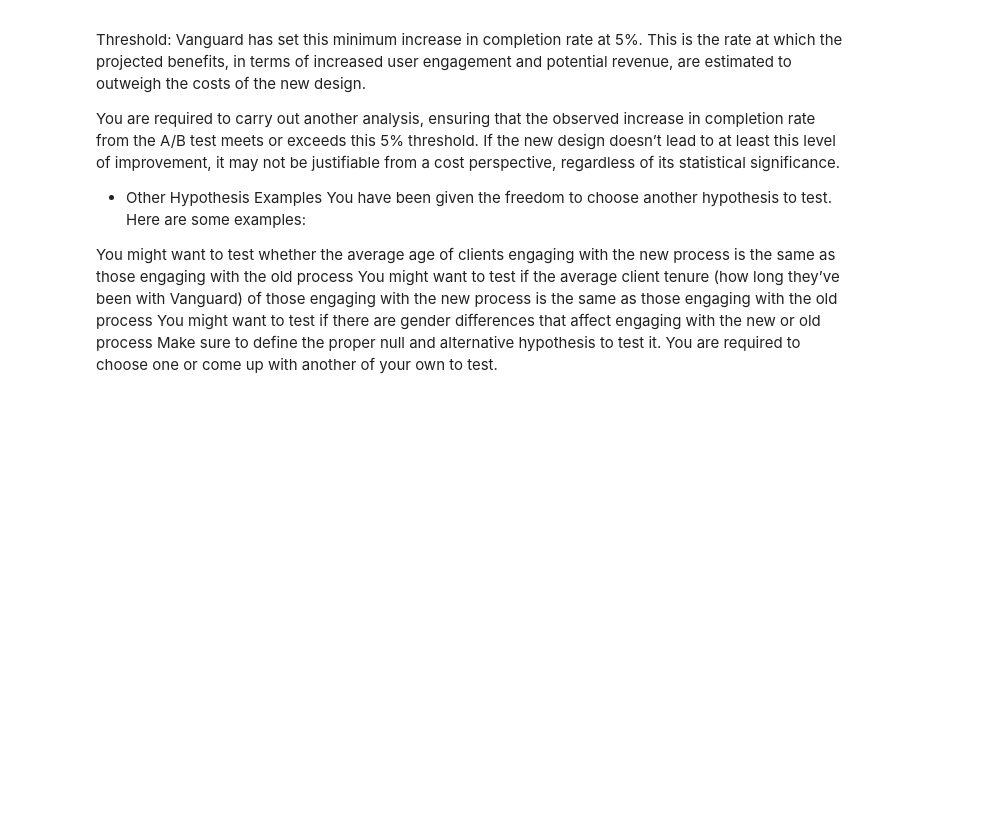
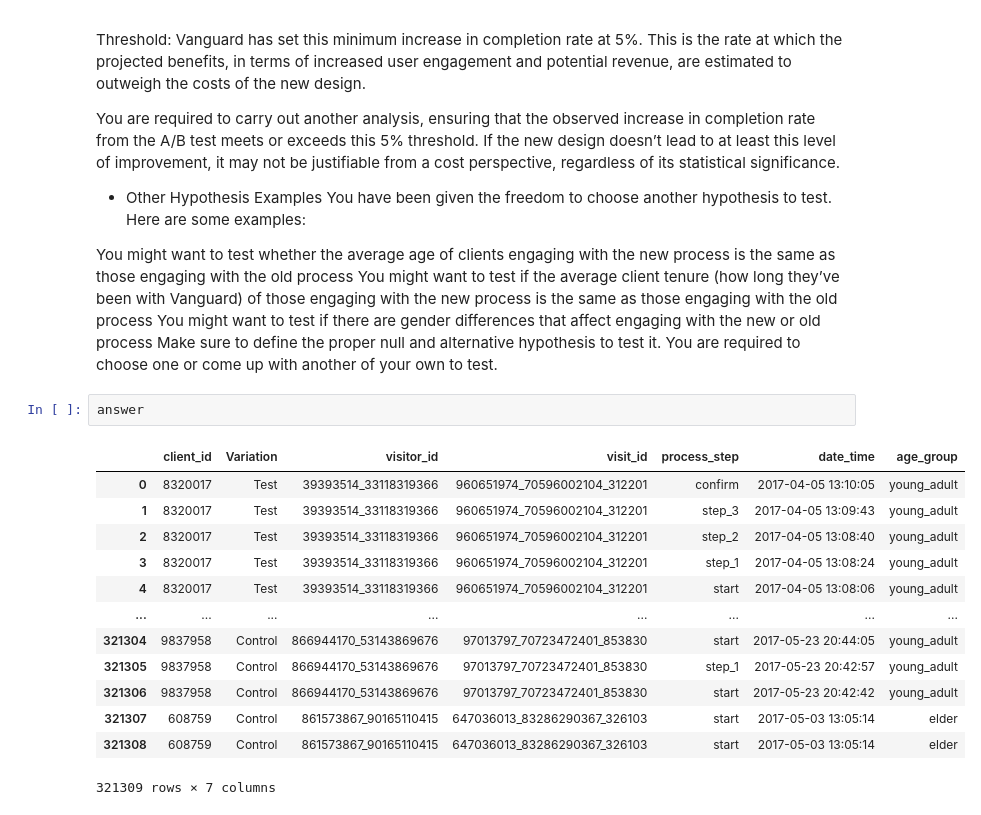
Before and after one commit to Pyros009/vanguard-ab-test, a Jupyter notebook: first sketches.ipynb, the cells around one changed output. Cells and saved outputs as stored; diff of their text form; blank space fills up the shorter version.

```diff
--- a/first sketches.ipynb
+++ b/first sketches.ipynb
@@ -796,3 +824,19 @@ You might want to test whether the average age of clients engaging with the new
 You might want to test if the average client tenure (how long they’ve been with Vanguard) of those engaging with the new process is the same as those engaging with the old process
 You might want to test if there are gender differences that affect engaging with the new or old process
 Make sure to define the proper null and alternative hypothesis to test it. You are required to choose one or come up with another of your own to test.
+# %%
+answer
+# %% [output]
+|  | client_id | Variation | visitor_id | visit_id | process_step | date_time | age_group |
+| 0 | 8320017 | Test | 39393514_33118319366 | 960651974_70596002104_312201 | confirm | 2017-04-05 13:10:05 | young_adult |
+| 1 | 8320017 | Test | 39393514_33118319366 | 960651974_70596002104_312201 | step_3 | 2017-04-05 13:09:43 | young_adult |
+| 2 | 8320017 | Test | 39393514_33118319366 | 960651974_70596002104_312201 | step_2 | 2017-04-05 13:08:40 | young_adult |
+| 3 | 8320017 | Test | 39393514_33118319366 | 960651974_70596002104_312201 | step_1 | 2017-04-05 13:08:24 | young_adult |
+| 4 | 8320017 | Test | 39393514_33118319366 | 960651974_70596002104_312201 | start | 2017-04-05 13:08:06 | young_adult |
+| ... | ... | ... | ... | ... | ... | ... | ... |
+| 321304 | 9837958 | Control | 866944170_53143869676 | 97013797_70723472401_853830 | start | 2017-05-23 20:44:05 | young_adult |
+| 321305 | 9837958 | Control | 866944170_53143869676 | 97013797_70723472401_853830 | step_1 | 2017-05-23 20:42:57 | young_adult |
+| 321306 | 9837958 | Control | 866944170_53143869676 | 97013797_70723472401_853830 | start | 2017-05-23 20:42:42 | young_adult |
+| 321307 | 608759 | Control | 861573867_90165110415 | 647036013_83286290367_326103 | start | 2017-05-03 13:05:14 | elder |
+| 321308 | 608759 | Control | 861573867_90165110415 | 647036013_83286290367_326103 | start | 2017-05-03 13:05:14 | elder |
+321309 rows × 7 columns
```
Also changed, not shown: parts of 8 cells of this notebook, 1 other file.
